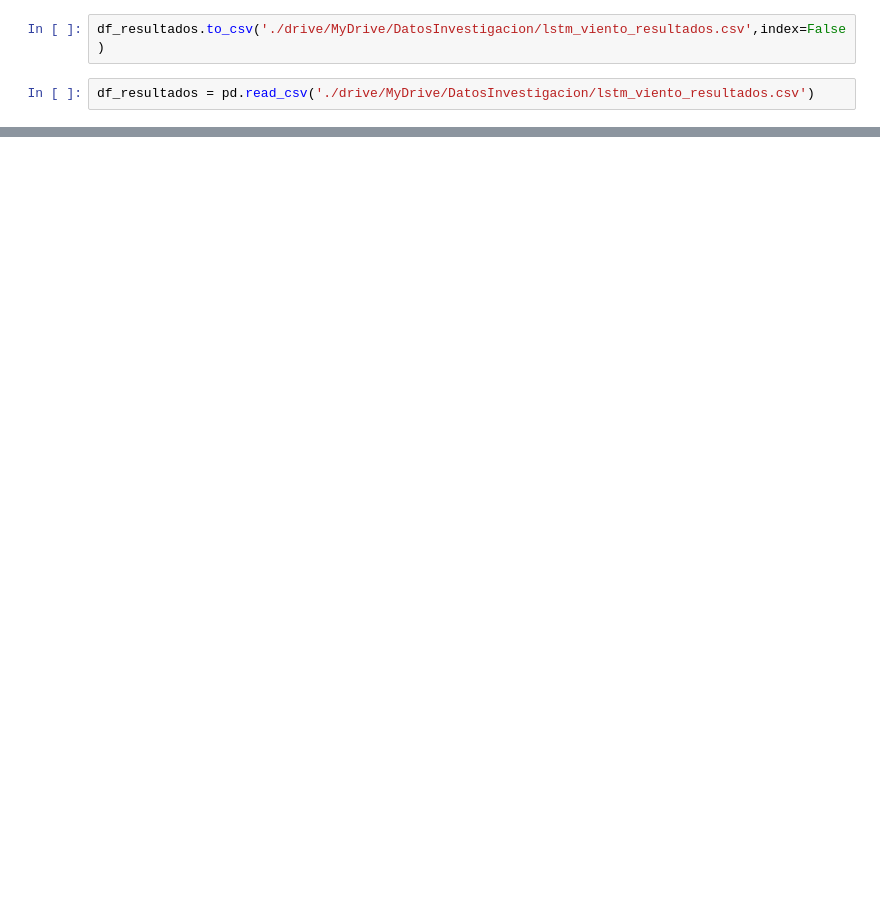
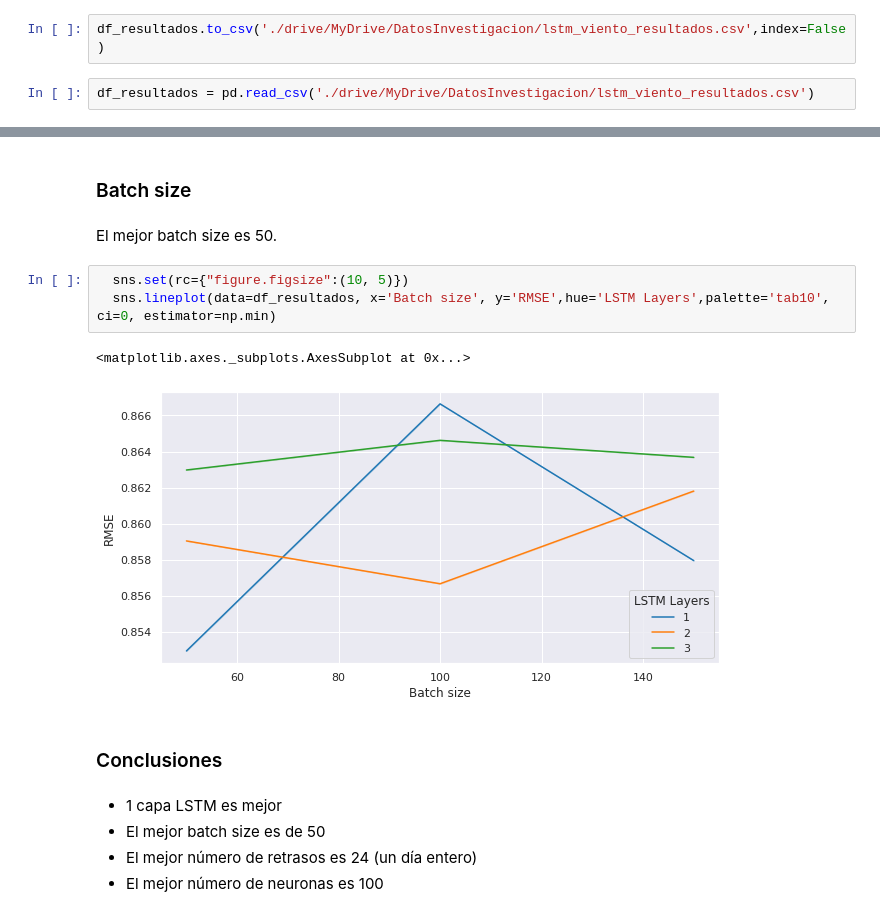
Before and after one commit to danielTeniente/SolarTimeSeries, a Jupyter notebook: Creacion_modelos/Viento/Udla12.ipynb, the cells around one changed output, grey strips where cells are left out. Cells and saved outputs as stored; diff of their text form; blank space fills up the shorter version.

```diff
--- a/Creacion_modelos/Viento/Udla12.ipynb
+++ b/Creacion_modelos/Viento/Udla12.ipynb
@@ -237,0 +437,17 @@ df_resultados = pd.read_csv('./drive/MyDrive/DatosInvestigacion/lstm_viento_resu
+# %% [markdown]
+### Batch size
+# %% [markdown]
+El mejor batch size es 50.
+# %%
+  sns.set(rc={"figure.figsize":(10, 5)})
+  sns.lineplot(data=df_resultados, x='Batch size', y='RMSE',hue='LSTM Layers',palette='tab10', ci=0, estimator=np.min)
+# %% [output]
+<matplotlib.axes._subplots.AxesSubplot at 0x...>
+[figure, added]
+# %% [markdown]
+### Conclusiones
+# %% [markdown]
+* 1 capa LSTM es mejor
+* El mejor batch size es de 50
+* El mejor número de retrasos es 24 (un día entero)
+* El mejor número de neuronas es 100
```
Also changed, not shown: parts of 75 cells of this notebook, 2 other files.
